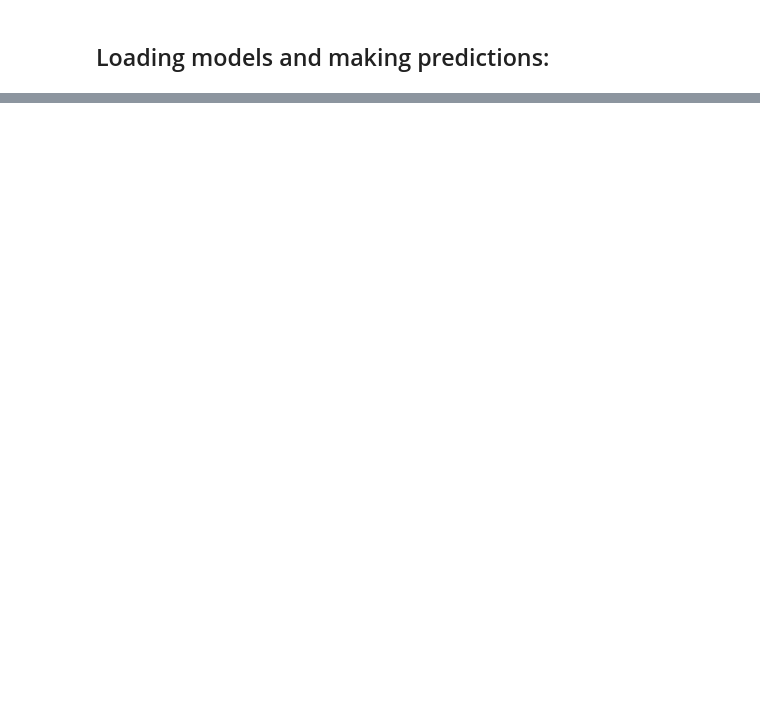
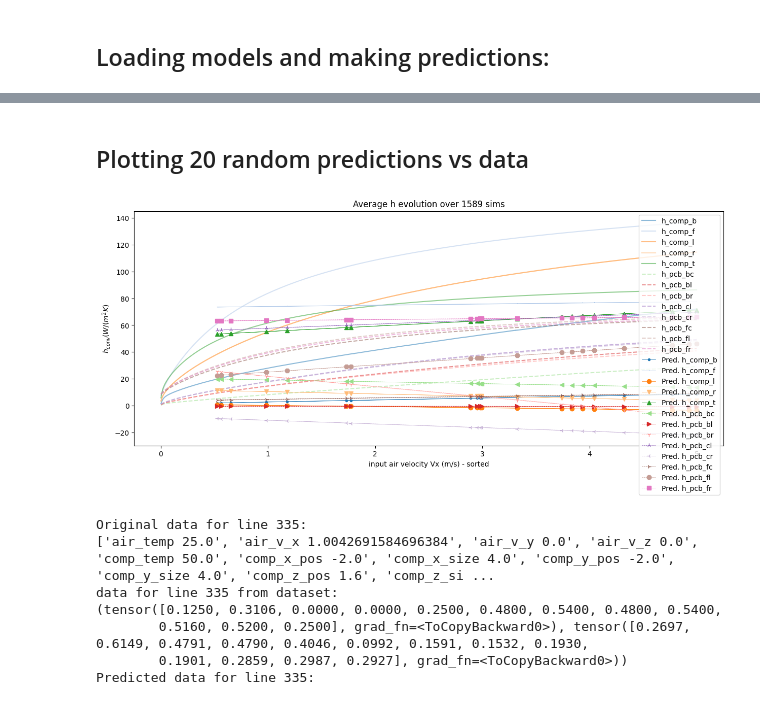
Before and after one commit to adml-upm/FoguitosNN, a Jupyter notebook: nn_notebooks/Pytorch_3Dbox.ipynb, the cells around one changed output, grey strips where cells are left out. Cells and saved outputs as stored; diff of their text form; code cells hidden in the pictures; blank space fills up the shorter version.

Commit message:
Changes to 3Dbox Notebook, only for documentation purpose

```diff
--- a/nn_notebooks/Pytorch_3Dbox.ipynb
+++ b/nn_notebooks/Pytorch_3Dbox.ipynb
@@ -231,15 +295,2 @@ print("Saved PyTorch Model State to model.pth")
 # %% [markdown]
 ## Loading models and making predictions:
-# %%
-model = NeuralNetwork(network_arch=network_arch).to(device)
-model.load_state_dict(torch.load(model_path, weights_only=True))
-
-model.eval()
-x, y = TrainingDataset.__getitem__(40)
-with torch.no_grad():
-	x = x.to(device)
-	pred = model(x)
-	print(f'Input data: {x}')
-	print(f'Predicted: {pred}')
-	print(f'Actual: {y}')
-	print(f"Total error: {torch.nn.functional.mse_loss(pred, y, reduce='mean')}")
@@ -245,0 +347,67 @@ with torch.no_grad():
+# %% [markdown]
+## Plotting 20 random predictions vs data
+# %%
+
+import matplotlib as mpl
+# We will sort the data based on the first column using np.sort
+# sorted_h_data = np.sort(loaded_data, axis=0)
+sorting_indexes = loaded_data[:, 1].argsort()
+sorted_h_data = loaded_data[sorting_indexes, :]
+orig_position_of_line_335 = np.where(sorting_indexes == 335)
+h_outputs_cols = list(zip(*h_outputs))
+
+# Step 2: Plot the 13 vectors (columns) as a line graph
+plt.figure(figsize=(15, 6))
+labels_list = list(labels_array)
+hkeylist = []
+markers = iter(['.',',','o','v','^','<','>','1','2','3','4','8','s','p','P','*','h','H','+','x','X','D','d','|','_'])
+color_list = iter(mpl.color_sequences['tab20'])
+# Loop through the 13 columns and plot each one as a line
+for idx, key in enumerate(labels_list):
+    # print(key, sorted_h_data[335, idx])
+    if key.startswith('h'):
+        hkeylist.append(str(key))
+        line_style = '--' if 'pcb' in key else '-'
+        # mrkr = next(markers)
+        plt.plot(sorted_h_data[:, labels_list.index("air_v_x")],
+                 sorted_h_data[:, idx],
+                 label='{}'.format(key),
+                 linestyle=line_style,
+                 color=next(color_list),
+                #  marker=mrkr,
+                 alpha=0.5)
+color_list = iter(mpl.color_sequences['tab20'])
+for idx, key in enumerate(hkeylist):
+    plt.plot(vx_speeds, h_outputs_cols[idx],
+          label='Pred. '+ key,
+          linestyle='--' if 'pcb' in key else '-',
+          linewidth=0.5,
+          color=next(color_list),
+          marker=next(markers))
+
+# Add labels and title
+plt.xlabel('input air velocity Vx (m/s) - sorted')
+plt.ylabel(r'$h_{conv} (W/(m^2 K)$')
+plt.title('Average h evolution over {n} sims'.format(n=len(sorted_h_data)))
+
+
+# Display the legend
+plt.legend()
+
+# Show the plot
+plt.show()
+
+print("Original data for line 335:")
+print([str(a)+" "+str(float(b)) for a, b in zip(labels_array, sorted_h_data[336, :])])
+print("data for line 335 from dataset:")
+print(TrainingDataset.__getitem__(335))
+print("Predicted data for line 335:")
+# %% [output]
+[figure, added]
+Original data for line 335:
+['air_temp 25.0', 'air_v_x 1.0042691584696384', 'air_v_y 0.0', 'air_v_z 0.0', 'comp_temp 50.0', 'comp_x_pos -2.0', 'comp_x_size 4.0', 'comp_y_pos -2.0', 'comp_y_size 4.0', 'comp_z_pos 1.6', 'comp_z_si ...
+data for line 335 from dataset:
+(tensor([0.1250, 0.3106, 0.0000, 0.0000, 0.2500, 0.4800, 0.5400, 0.4800, 0.5400,
+        0.5160, 0.5200, 0.2500], grad_fn=<ToCopyBackward0>), tensor([0.2697, 0.6149, 0.4791, 0.4790, 0.4046, 0.0992, 0.1591, 0.1532, 0.1930,
+        0.1901, 0.2859, 0.2987, 0.2927], grad_fn=<ToCopyBackward0>))
+Predicted data for line 335:
```
Also changed, not shown: parts of 11 cells of this notebook.
